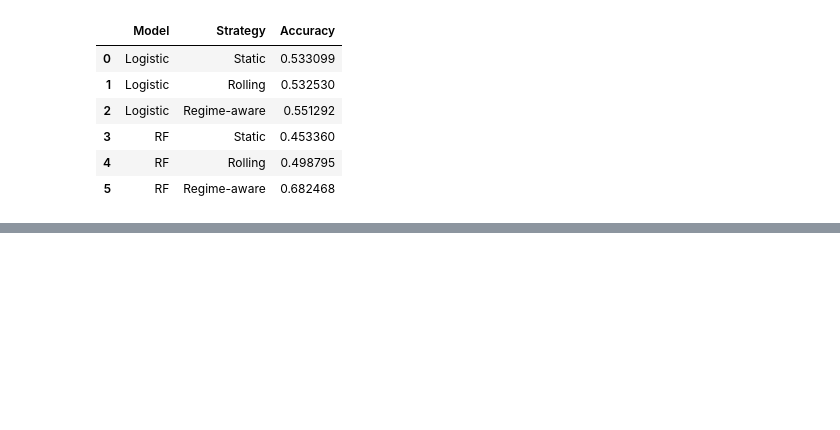
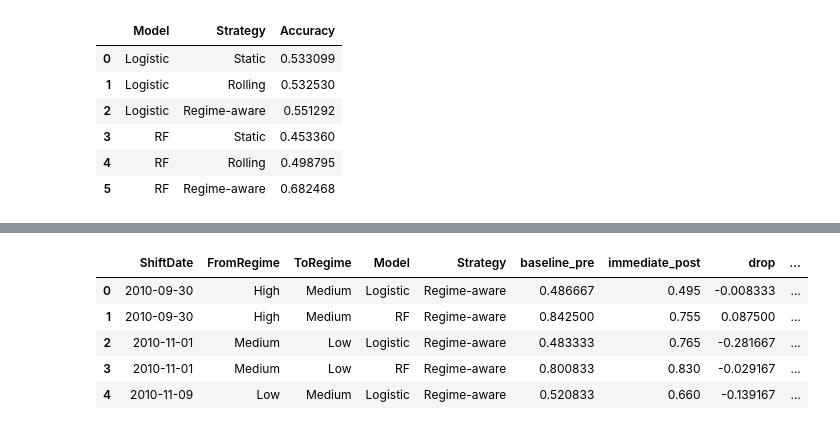
Before and after one commit to dhritiburugupalli/regime-adaptability, a Jupyter notebook: regime_adaptability.ipynb, the cells around one changed output, grey strips where cells are left out. Drawn from its saved outputs; the diff is of its cells as text; code cells hidden in the pictures; blank space fills up the shorter version.

```diff
--- a/regime_adaptability.ipynb
+++ b/regime_adaptability.ipynb
@@ -801,0 +835,7 @@ print("Saved:", strategy_compare_path)
+# %%
+# compute performance series
+def add_rolling_accuracy(res, roll=20):
+    out = res.copy()
+    out["Correct"] = (out["Prediction"] == out["Actual"]).astype(int)
+    out["RollAcc"] = out["Correct"].rolling(roll).mean()
+    return out
@@ -801,0 +929,48 @@ print("Saved:", strategy_compare_path)
+# %%
+streams = {
+    ("Logistic", "Static"): results_log_static,
+    ("Logistic", "Rolling"): results_log,
+    ("Logistic", "Regime-aware"): results_log_regime,
+    ("RF", "Static"): results_rf_static,
+    ("RF", "Rolling"): results_rf,
+    ("RF", "Regime-aware"): results_rf_regime,
+}
+
+# Add rolling accuracy to each
+streams_roll = {k: add_rolling_accuracy(v, roll=ROLL_WIN) for k, v in streams.items()}
+# %%
+# metrics for each shift event across all streams
+rows = []
+
+for shift_date in shift_dates:
+    # For context: what regime changed to?
+    new_regime = df_clean.loc[shift_date, "Regime"]
+    prev_regime = df_clean["Regime"].shift(1).loc[shift_date]
+
+    for (model_name, strat_name), res in streams_roll.items():
+        m = compute_shift_metrics(
+            res, shift_date,
+            pre_days=PRE_DAYS, post_days=POST_DAYS, immediate_days=IMMEDIATE_DAYS,
+            tol=TOL, consec=CONSEC
+        )
+        if m is None:
+            continue
+
+        rows.append({
+            "ShiftDate": shift_date,
+            "FromRegime": prev_regime,
+            "ToRegime": new_regime,
+            "Model": model_name,
+            "Strategy": strat_name,
+            **m
+        })
+
+shift_metrics = pd.DataFrame(rows)
+shift_metrics.head()
+# %% [output]
+|  | ShiftDate | FromRegime | ToRegime | Model | Strategy | baseline_pre | immediate_post | drop | ... |
+| 0 | 2010-09-30 | High | Medium | Logistic | Regime-aware | 0.486667 | 0.495 | -0.008333 | ... |
+| 1 | 2010-09-30 | High | Medium | RF | Regime-aware | 0.842500 | 0.755 | 0.087500 | ... |
+| 2 | 2010-11-01 | Medium | Low | Logistic | Regime-aware | 0.483333 | 0.765 | -0.281667 | ... |
+| 3 | 2010-11-01 | Medium | Low | RF | Regime-aware | 0.800833 | 0.830 | -0.029167 | ... |
+| 4 | 2010-11-09 | Low | Medium | Logistic | Regime-aware | 0.520833 | 0.660 | -0.139167 | ... |
```
Also changed, not shown: parts of 6 cells of this notebook.
